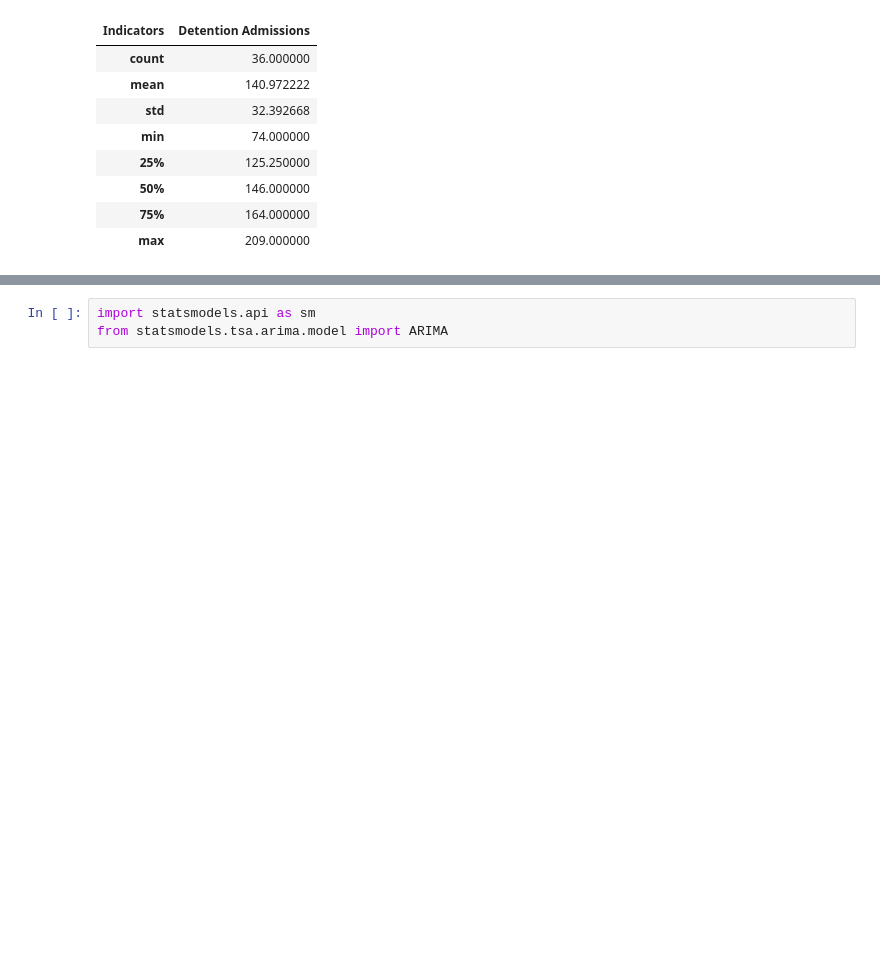
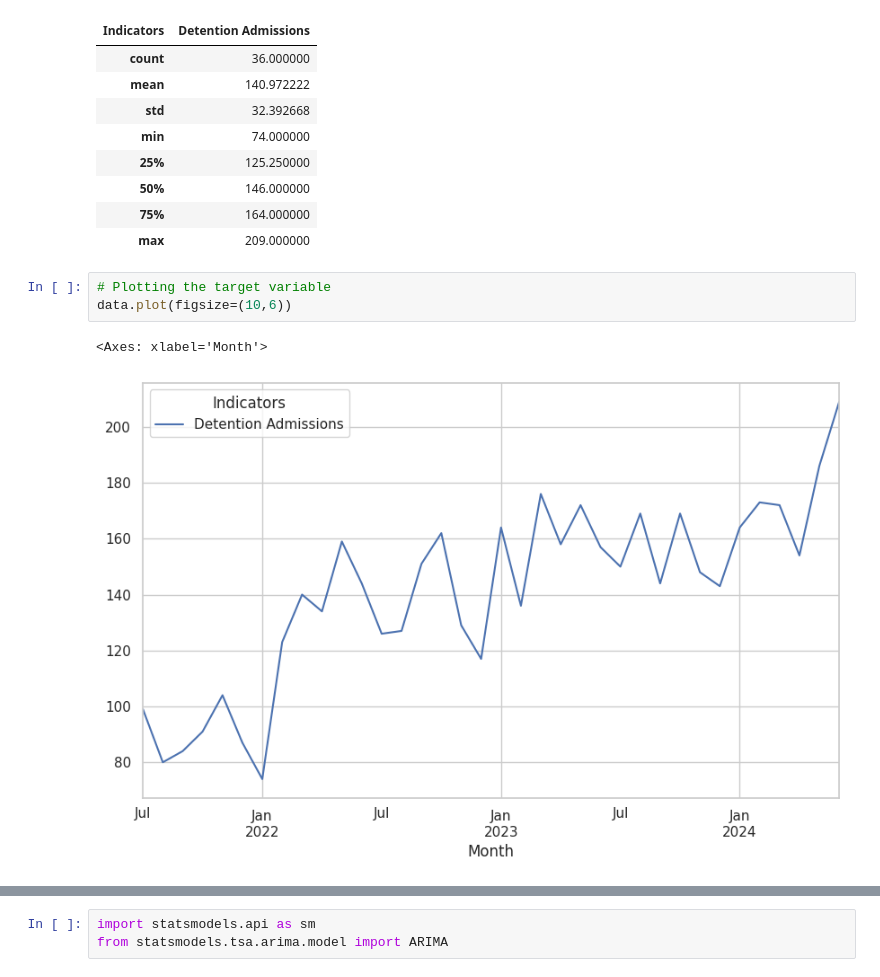
Before and after one commit to WilliamHallPortfolio/ACS_Juvenile_Justice_Project, a Jupyter notebook: ACS Flash Report Project.ipynb, the cells around one changed output, grey strips where cells are left out. Drawn from its saved outputs; the diff is of its cells as text; blank space fills up the shorter version.

```diff
--- a/ACS Flash Report Project.ipynb
+++ b/ACS Flash Report Project.ipynb
@@ -290,3 +290,9 @@ data.describe()
 | 50% | 146.000000 |
 | 75% | 164.000000 |
 | max | 209.000000 |
+# %%
+# Plotting the target variable
+data.plot(figsize=(10,6))
+# %% [output]
+<Axes: xlabel='Month'>
+[figure, added]
```
Also changed, not shown: parts of 20 cells of this notebook.
